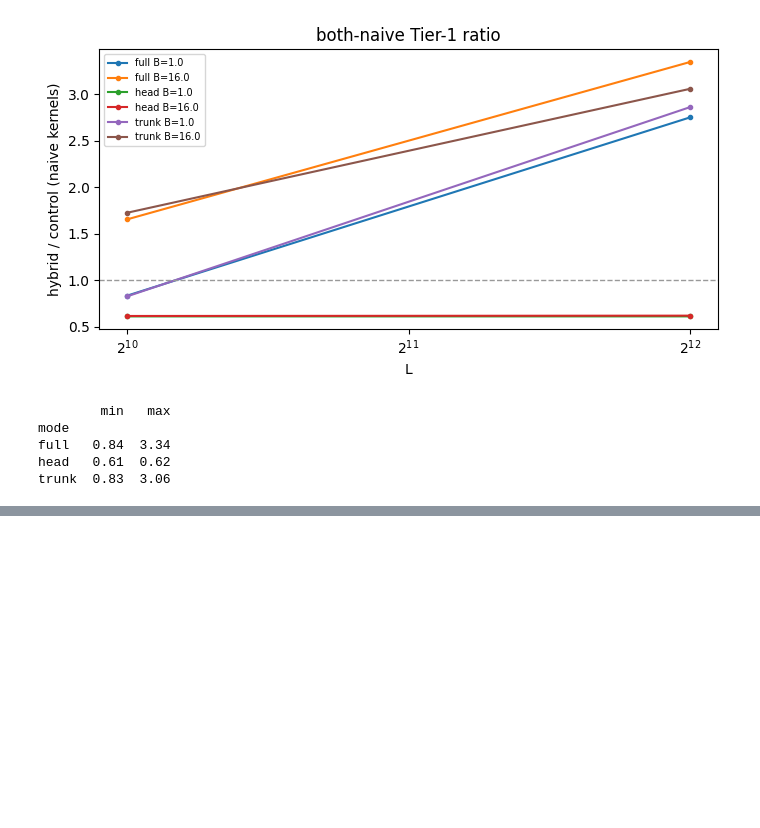
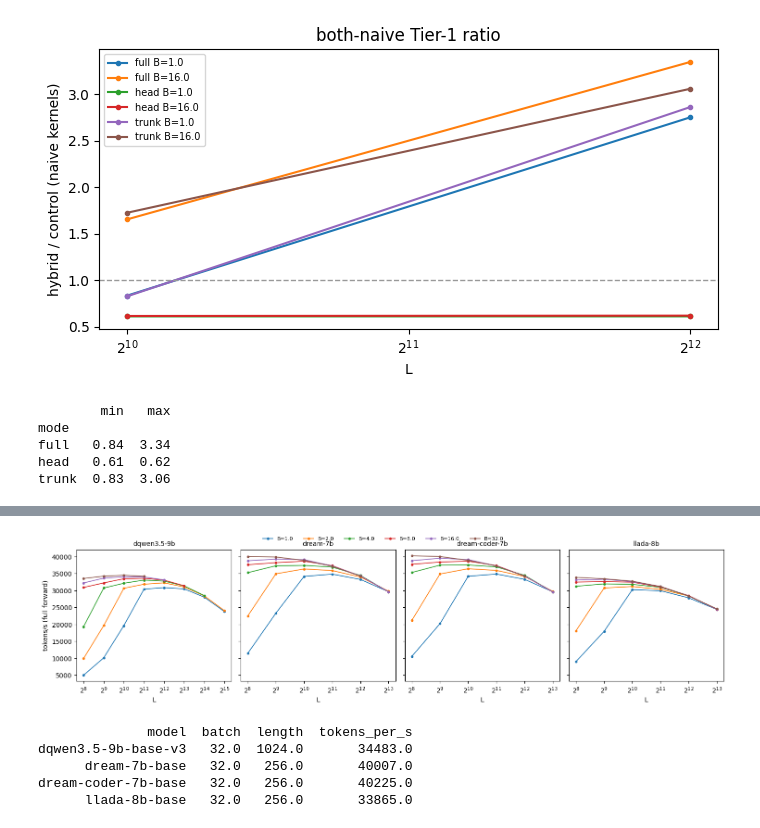
Before and after one commit to AntonXue/dQwen, a Jupyter notebook: notebooks/throughput_viz.ipynb, the cells around one changed output, grey strips where cells are left out. Drawn from its saved outputs; the diff is of its cells as text; code cells hidden in the pictures; blank space fills up the shorter version.

```diff
--- a/notebooks/throughput_viz.ipynb
+++ b/notebooks/throughput_viz.ipynb
@@ -158,0 +164,26 @@ trunk  0.83  3.06
+# %%
+BIG = ["dqwen3.5-9b-base-v3", "dream-7b-base", "dream-coder-7b-base", "llada-8b-base"]
+big = v2[(v2.arm == "deployment") & (v2["mode"] == "full") & v2.model.isin(BIG)]
+fig, axes = plt.subplots(1, 4, figsize=(15, 3.8), sharey=True)
+for ax, m in zip(axes, BIG):
+    sub = big[big.model == m]
+    for b, g in sub.groupby("batch"):
+        g = g.sort_values("length")
+        ax.plot(g.length, g.tokens_per_s, marker="o", ms=3, lw=1.2,
+                label=f"B={b}" if m == BIG[0] else None)
+    ax.set_xscale("log", base=2)
+    ax.set_title(m.replace("-base-v3", "").replace("-base", ""), fontsize=10)
+    ax.set_xlabel("L")
+axes[0].set_ylabel("tokens/s (full forward)")
+fig.legend(loc="upper center", ncol=6, fontsize=8, frameon=False)
+fig.tight_layout(); plt.show()
+peak = big.loc[big.groupby("model").tokens_per_s.idxmax(),
+               ["model", "batch", "length", "tokens_per_s"]]
+print(peak.to_string(index=False))
+# %% [output]
+[figure, added]
+              model  batch  length  tokens_per_s
+dqwen3.5-9b-base-v3   32.0  1024.0       34483.0
+      dream-7b-base   32.0   256.0       40007.0
+dream-coder-7b-base   32.0   256.0       40225.0
+      llada-8b-base   32.0   256.0       33865.0
```
Also changed, not shown: parts of 1 cell of this notebook.
